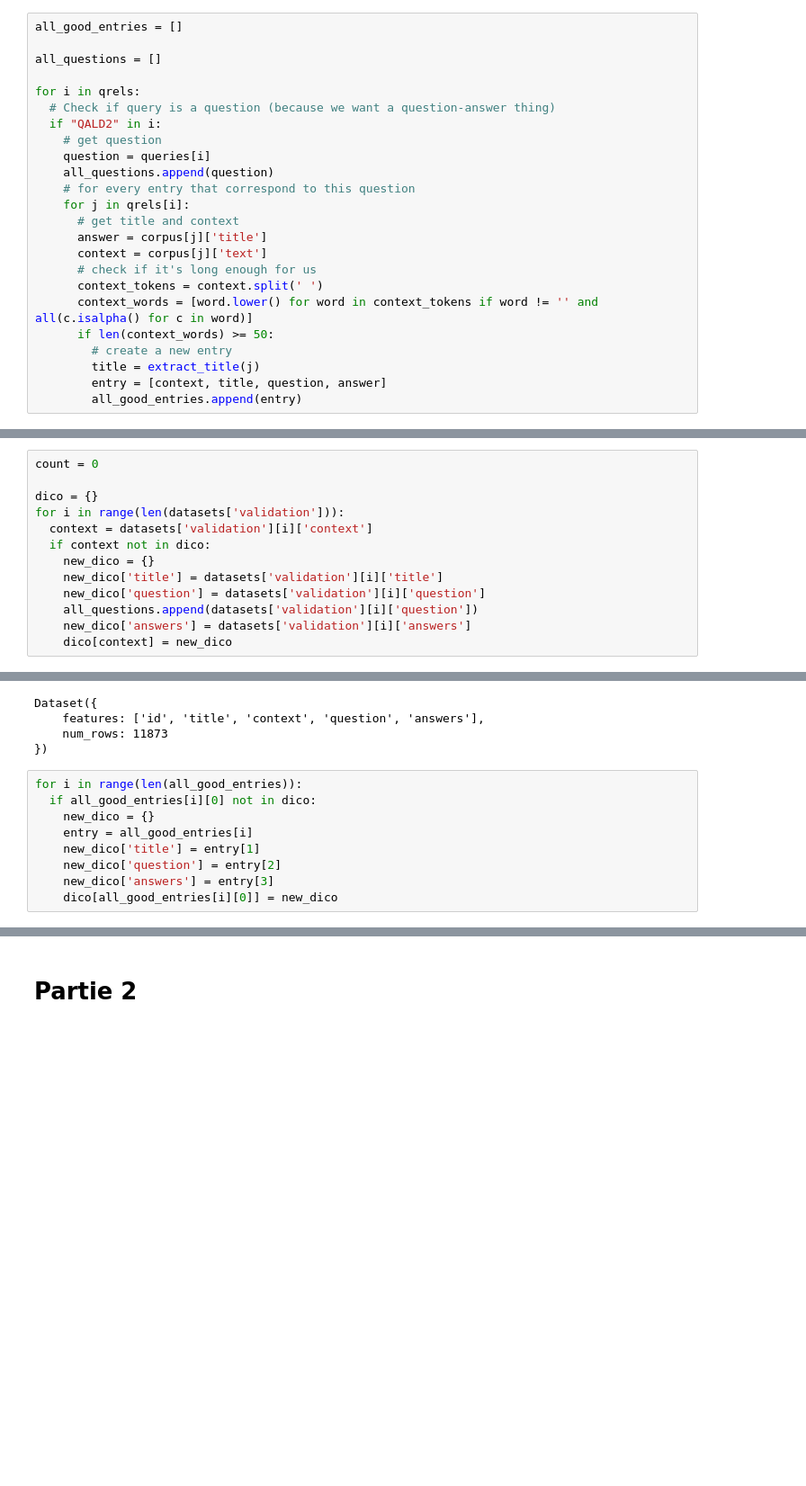
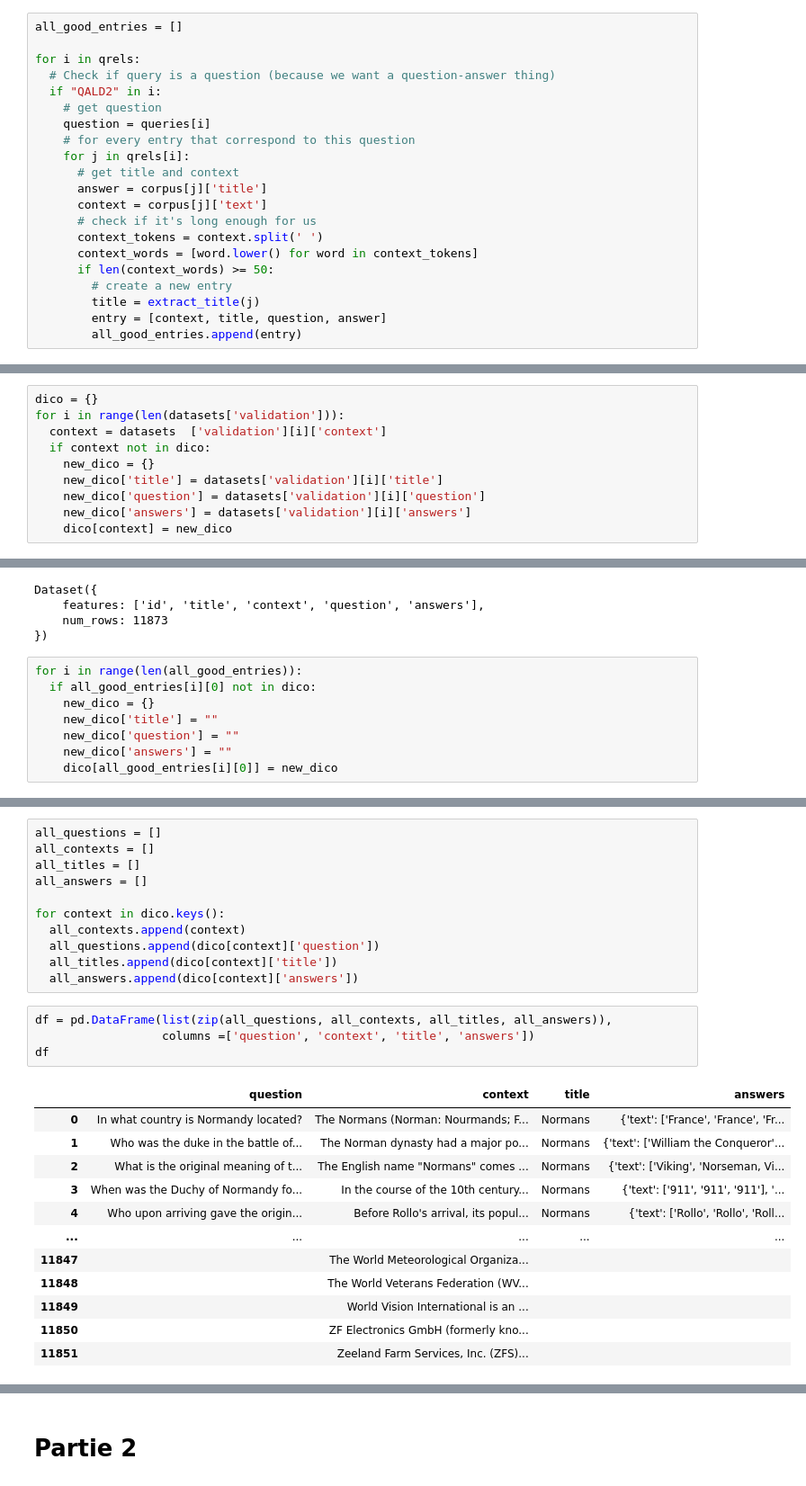
Before and after one commit to TheNizzo/QA_engine_nlp, a Jupyter notebook: NLP_Final_Part2.ipynb, the cells around one changed output, grey strips where cells are left out. Shown at 90% size. Drawn from its saved outputs; the diff is of its cells as text; blank space fills up the shorter version.

```diff
--- a/NLP_Final_Part2.ipynb
+++ b/NLP_Final_Part2.ipynb
@@ -149,15 +151,12 @@ def extract_title(query_title):
   return res
 # %%
 all_good_entries = []
-
-all_questions = []
 
 for i in qrels:
   # Check if query is a question (because we want a question-answer thing)
   if "QALD2" in i:
     # get question
     question = queries[i]
-    all_questions.append(question)
     # for every entry that correspond to this question
     for j in qrels[i]:
       # get title and context
@@ -165,7 +164,7 @@ for i in qrels:
       context = corpus[j]['text']
       # check if it's long enough for us
       context_tokens = context.split(' ')
-      context_words = [word.lower() for word in context_tokens if word != '' and all(c.isalpha() for c in word)]
+      context_words = [word.lower() for word in context_tokens]
       if len(context_words) >= 50:
         # create a new entry
         title = extract_title(j)
@@ -203,14 +186,11 @@ len(all_good_entries)
 # %%
-count = 0
-
 dico = {}
 for i in range(len(datasets['validation'])):
-  context = datasets['validation'][i]['context']
+  context = datasets  ['validation'][i]['context']
   if context not in dico:
     new_dico = {}
     new_dico['title'] = datasets['validation'][i]['title']
     new_dico['question'] = datasets['validation'][i]['question']
-    all_questions.append(datasets['validation'][i]['question'])
     new_dico['answers'] = datasets['validation'][i]['answers']
     dico[context] = new_dico
 # %%
@@ -224,10 +204,9 @@ Dataset({
 for i in range(len(all_good_entries)):
   if all_good_entries[i][0] not in dico:
     new_dico = {}
-    entry = all_good_entries[i]
-    new_dico['title'] = entry[1]
-    new_dico['question'] = entry[2]
-    new_dico['answers'] = entry[3]
+    new_dico['title'] = ""
+    new_dico['question'] = ""
+    new_dico['answers'] = ""
     dico[all_good_entries[i][0]] = new_dico
 # %%
 # key = context, value = dico
@@ -240,0 +248,28 @@ len(dico)
+# %%
+all_questions = []
+all_contexts = []
+all_titles = []
+all_answers = []
+
+for context in dico.keys():
+  all_contexts.append(context)
+  all_questions.append(dico[context]['question'])
+  all_titles.append(dico[context]['title'])
+  all_answers.append(dico[context]['answers'])
+# %%
+df = pd.DataFrame(list(zip(all_questions, all_contexts, all_titles, all_answers)),
+                  columns =['question', 'context', 'title', 'answers'])
+df
+# %% [output]
+|  | question | context | title | answers |
+| 0 | In what country is Normandy located? | The Normans (Norman: Nourmands; F... | Normans | {'text': ['France', 'France', 'Fr... |
+| 1 | Who was the duke in the battle of... | The Norman dynasty had a major po... | Normans | {'text': ['William the Conqueror'... |
+| 2 | What is the original meaning of t... | The English name "Normans" comes ... | Normans | {'text': ['Viking', 'Norseman, Vi... |
+| 3 | When was the Duchy of Normandy fo... | In the course of the 10th century... | Normans | {'text': ['911', '911', '911'], '... |
+| 4 | Who upon arriving gave the origin... | Before Rollo's arrival, its popul... | Normans | {'text': ['Rollo', 'Rollo', 'Roll... |
+| ... | ... | ... | ... | ... |
+| 11847 |  | The World Meteorological Organiza... |  |  |
+| 11848 |  | The World Veterans Federation (WV... |  |  |
+| 11849 |  | World Vision International is an ... |  |  |
+| 11850 |  | ZF Electronics GmbH (formerly kno... |  |  |
+| 11851 |  | Zeeland Farm Services, Inc. (ZFS)... |  |  |
```
Also changed, not shown: parts of 33 cells of this notebook.
